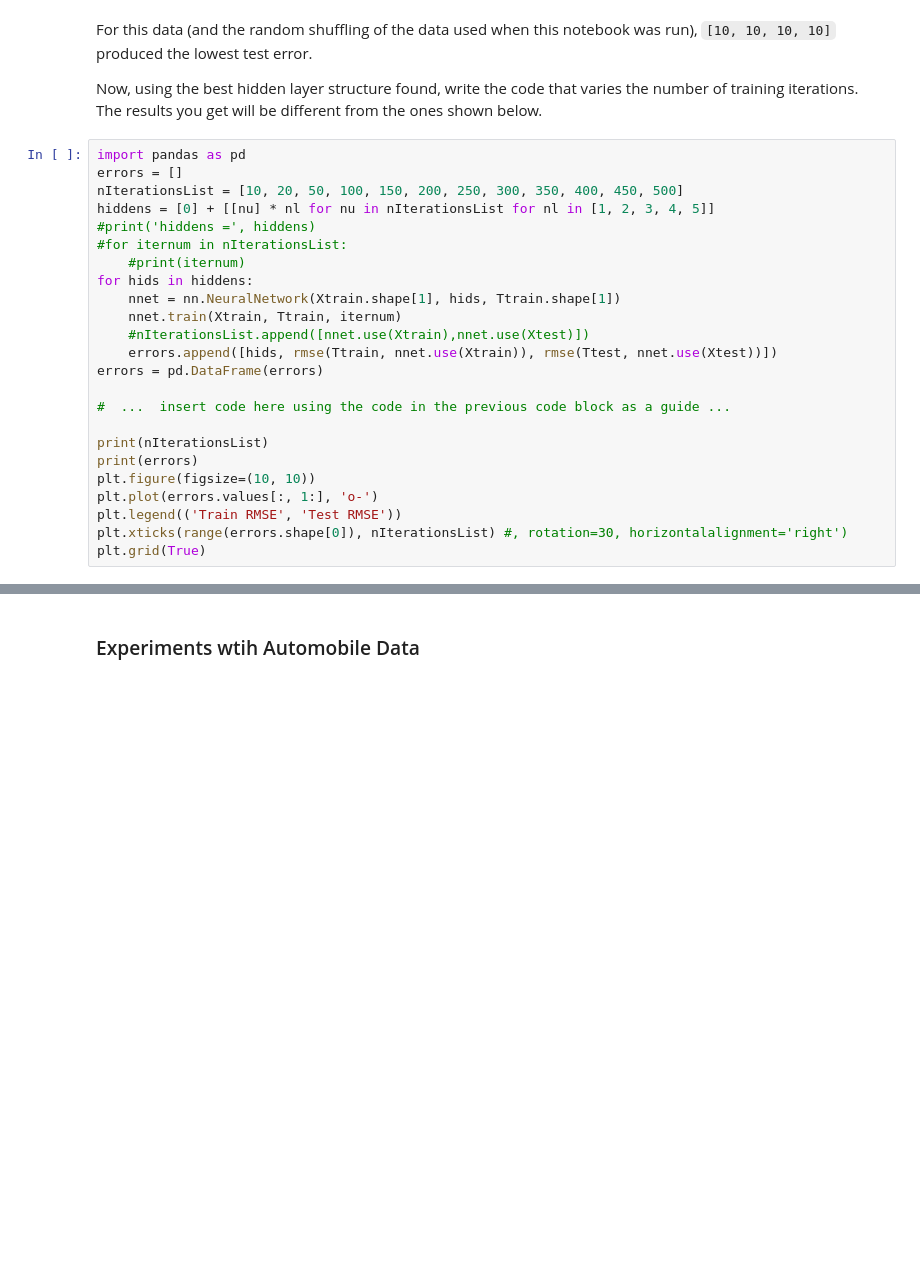
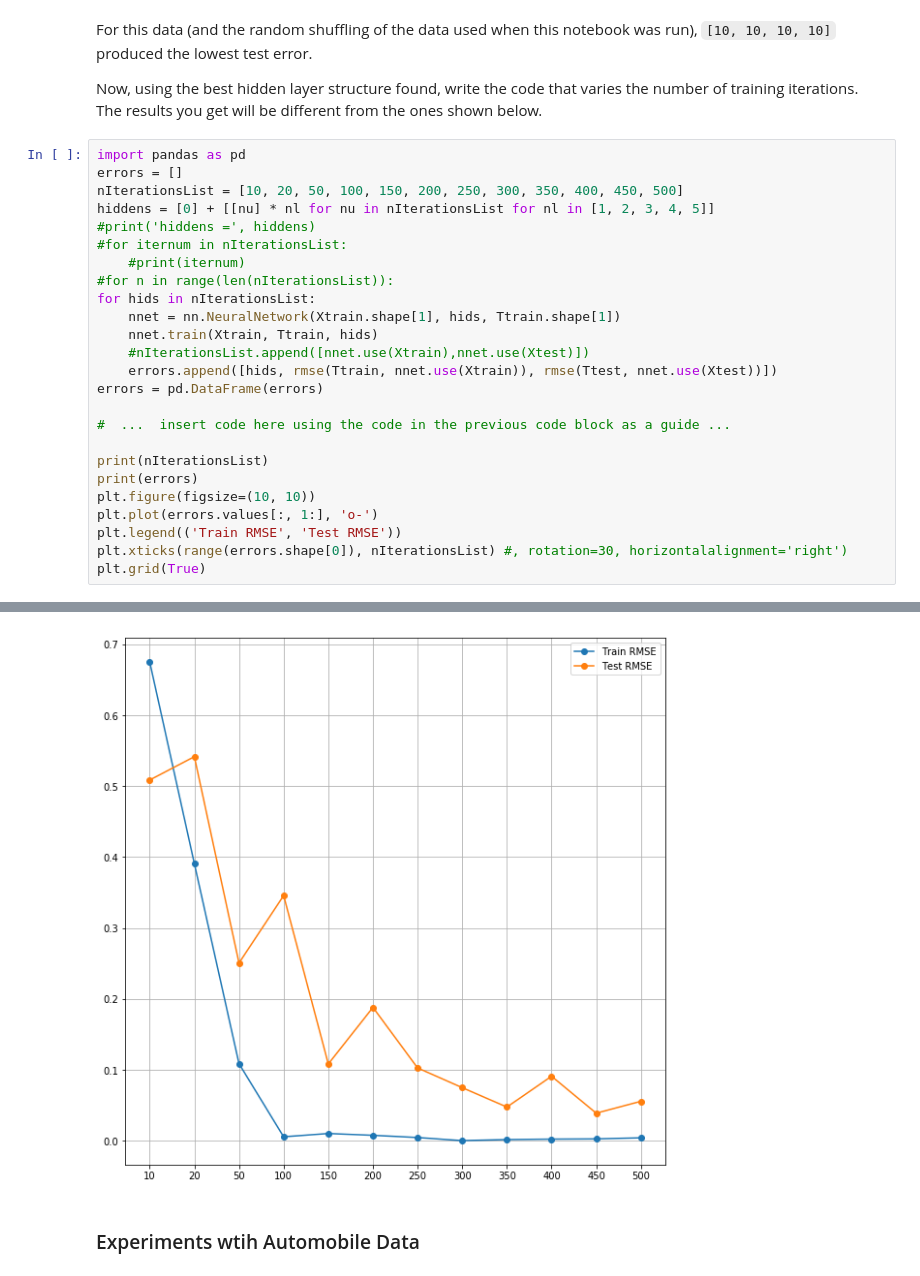
Before and after one commit to silkylaroux/cs445, a Jupyter notebook: A2/Armijo-A2.ipynb, the cells around one changed output, grey strips where cells are left out. Drawn from its saved outputs; the diff is of its cells as text; blank space fills up the shorter version.

Commit message:
got multiple iterations done
TODO
mpg data
graphs and stuff

```diff
--- a/A2/Armijo-A2.ipynb
+++ b/A2/Armijo-A2.ipynb
@@ -202,9 +202,10 @@ hiddens = [0] + [[nu] * nl for nu in nIterationsList for nl in [1, 2, 3, 4, 5]]
 #print('hiddens =', hiddens)
 #for iternum in nIterationsList:
     #print(iternum)
-for hids in hiddens:
+#for n in range(len(nIterationsList)):
+for hids in nIterationsList:
     nnet = nn.NeuralNetwork(Xtrain.shape[1], hids, Ttrain.shape[1])
-    nnet.train(Xtrain, Ttrain, iternum)
+    nnet.train(Xtrain, Ttrain, hids)
     #nIterationsList.append([nnet.use(Xtrain),nnet.use(Xtest)])
     errors.append([hids, rmse(Ttrain, nnet.use(Xtrain)), rmse(Ttest, nnet.use(Xtest))])
 errors = pd.DataFrame(errors)
@@ -218,3 +219,4 @@ plt.plot(errors.values[:, 1:], 'o-')
 plt.legend(('Train RMSE', 'Test RMSE'))
 plt.xticks(range(errors.shape[0]), nIterationsList) #, rotation=30, horizontalalignment='right')
 plt.grid(True)
+# %% [output]
@@ -221,3 +237,4 @@ plt.grid(True)
+[figure, added]
 # %% [markdown]
 ### Experiments wtih Automobile Data
 # %% [markdown]
```
Also changed, not shown: parts of 4 cells of this notebook, 1 other file.
